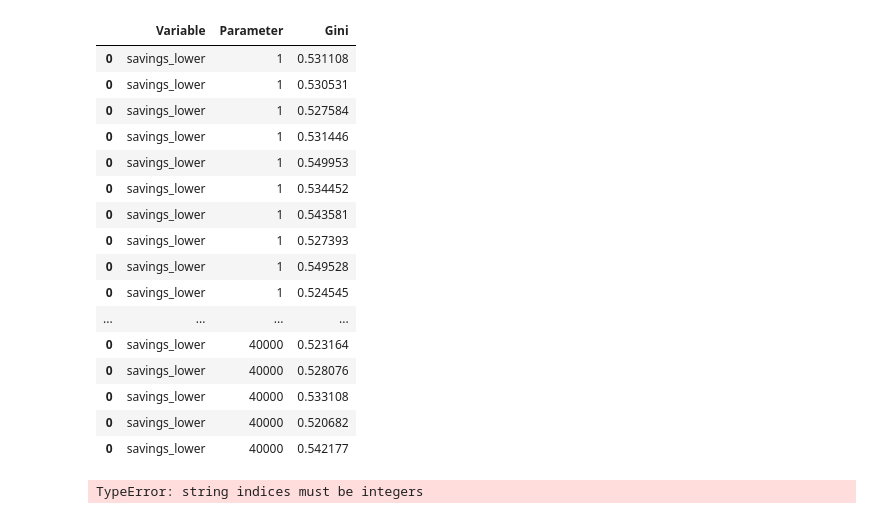
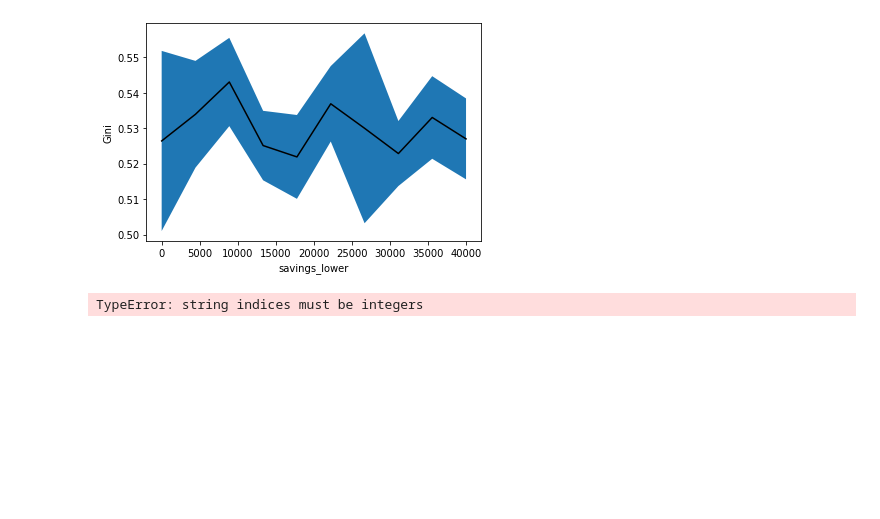
Before and after one commit to Caesar-blip/ABM, a Jupyter notebook: BatchRunner.ipynb, the cells around one changed output. Cells and saved outputs as stored; diff of their text form; code cells hidden in the pictures; blank space fills up the shorter version.

Commit message:
Added batchplotter compatible with parallel runs for ofat

```diff
--- a/BatchRunner.ipynb
+++ b/BatchRunner.ipynb
@@ -67,26 +72,49 @@ def run_batch_parallel(problem, i, ofat_size, samples, columns):
                        for value in variable_values)
     final = pd.concat(results)
     return final
+# %%
+def run_batch_parallel_plotter(result, i):
+    '''
+    This plots the result from running a batch runner in parallel
+    '''
+
+    fig = plt.plot( figsize = (20,40))
+    y = []
+    err = []
+    x = np.linspace(*problem['bounds'][i], ofat_size)
+
+    for j in range(len(x)):
+        series = result['Gini'][int(j*samples):int((j+1)*samples)]
+        y.append(series.mean())
+        err.append(1.96 * (series.std()/np.sqrt(samples)))
+
+    plt.plot(x, y , c='k')
+    plt.fill_between(x, np.array(y) - np.array(err), np.array(y) + np.array(err))
+    plt.ylabel("Gini")
+    plt.xlabel(problem['names'][i])
+    plt.show()
+# %%
+'''
+This defines the bounds of for the ofat analysis
+'''
+problem = {
+    'names': ['savings_lower', 'savings_upper', 'price_lower', 'price_upper',
+              'payoff_perc_freehold', 'inflation', 'chi_parameter', 'back_income_multiplier'],
+    'bounds': [[1, 40_000], [1, 100_000], [10_000, 90_000], [11_000, 100_000],
+              [0.001,0.0025],[0.01,0.03],[5,7.5],[6,9]]
+}
+
+columns = ('Variable', 'Parameter', 'Gini')
+
+'''
+This defines model run
+'''
+samples = 3
+max_steps = 1
+ofat_size = 10
 # %%
-results = run_batch_parallel(problem, 0, ofat_size, samples, columns)
+results_0 = run_batch_parallel(problem, 0, ofat_size, samples, columns)
+run_batch_parallel_plotter(results_0, 0)
+# %% [output]
+[figure, added]
-# %%
-results
-# %% [output]
-|  | Variable | Parameter | Gini |
-| 0 | savings_lower | 1 | 0.531108 |
-| 0 | savings_lower | 1 | 0.530531 |
-| 0 | savings_lower | 1 | 0.527584 |
-| 0 | savings_lower | 1 | 0.531446 |
-| 0 | savings_lower | 1 | 0.549953 |
-| 0 | savings_lower | 1 | 0.534452 |
-| 0 | savings_lower | 1 | 0.543581 |
-| 0 | savings_lower | 1 | 0.527393 |
-| 0 | savings_lower | 1 | 0.549528 |
-| 0 | savings_lower | 1 | 0.524545 |
-| ... | ... | ... | ... |
-| 0 | savings_lower | 40000 | 0.523164 |
-| 0 | savings_lower | 40000 | 0.528076 |
-| 0 | savings_lower | 40000 | 0.533108 |
-| 0 | savings_lower | 40000 | 0.520682 |
-| 0 | savings_lower | 40000 | 0.542177 |
 # %%
```
Also changed, not shown: parts of 16 cells of this notebook.
